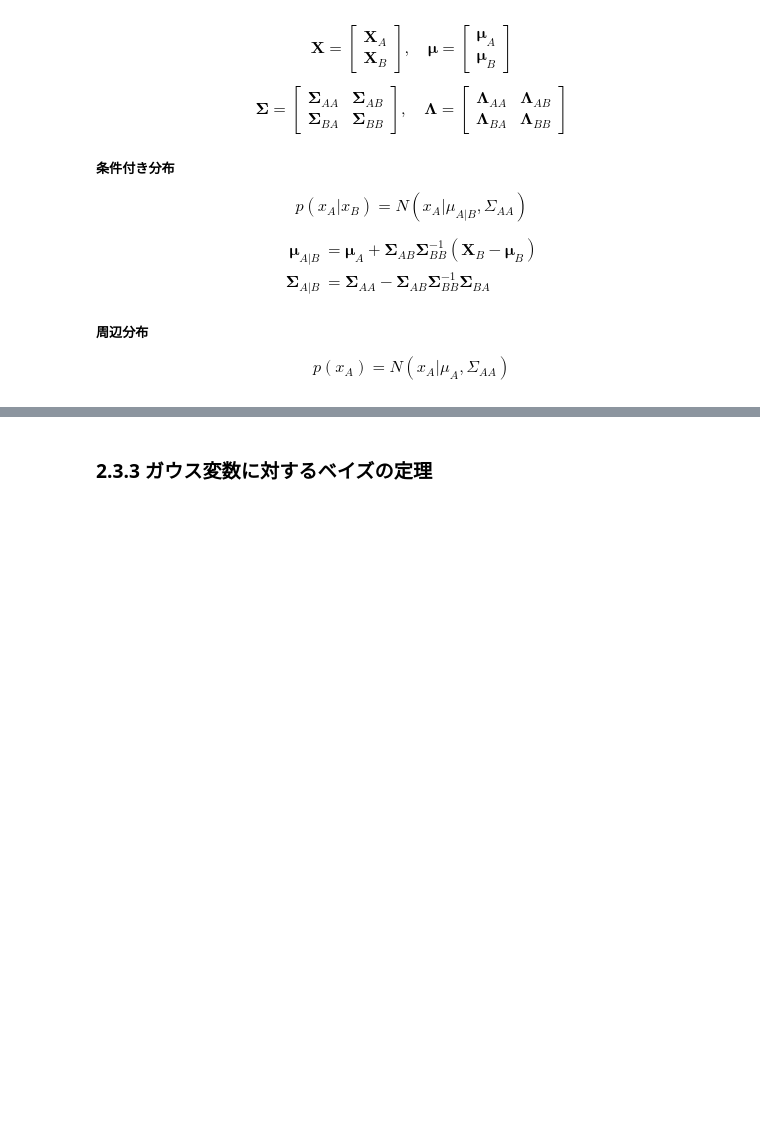
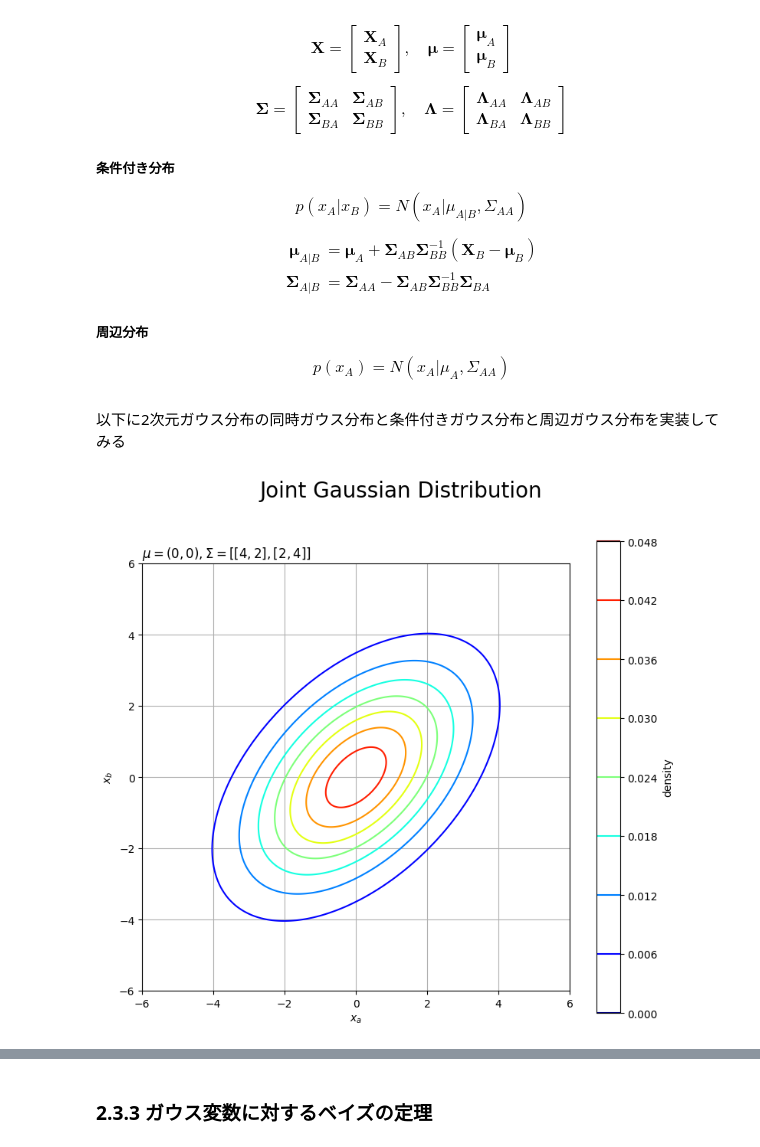
Before and after one commit to arata234/PRML, a Jupyter notebook: cp2_probability_distribution.ipynb, the cells around one changed output, grey strips where cells are left out. Drawn from its saved outputs; the diff is of its cells as text; code cells hidden in the pictures; blank space fills up the shorter version.

```diff
--- a/cp2_probability_distribution.ipynb
+++ b/cp2_probability_distribution.ipynb
@@ -724,3 +654,5 @@ $$
 $$
 p(x_A) = N(x_A|\mu_{A}, \Sigma_{AA})
 $$
+# %% [markdown]
+以下に2次元ガウス分布の同時ガウス分布と条件付きガウス分布と周辺ガウス分布を実装してみる
@@ -726,0 +664,43 @@ $$
+# %%
+# インデックスの指定
+A, B = 0, 1
+
+# 二次元ガウス分布のパラメータの指定
+mean_d = np.array([0, 0])
+cov_d = np.array([[4, 2], [2, 4]])
+cov_d_inv = np.linalg.inv(cov_d)
+# %%
+# 作図用の二つの軸を設定
+x_A = np.linspace(
+    mean_d[A] - 3 * np.sqrt(cov_d[A, A]),
+    mean_d[A] + 3 * np.sqrt(cov_d[A, A]),
+    500
+)
+
+x_B = np.linspace(
+    mean_d[B] - 3 * np.sqrt(cov_d[B, B]),
+    mean_d[B] + 3 * np.sqrt(cov_d[B, B]),
+    500
+)
+
+X_A, X_B = np.meshgrid(x_A, x_B)
+X_points = np.stack([X_A.flatten(), X_B.flatten()], axis=1)
+X_dim = X_A.shape
+# %%
+joint_dens = multivariate_normal.pdf(
+    x=X_points, mean=mean_d, cov=cov_d
+)
+# %%
+plt.figure(figsize=(9, 8))
+plt.contour(X_A, X_B, joint_dens.reshape(X_dim), cmap='jet') # 同時分布:(等高線図)
+plt.xlabel('$x_a$')
+plt.ylabel('$x_b$')
+plt.suptitle('Joint Gaussian Distribution', fontsize=20)
+plt.title('$\mu=(' + ', '.join([str(mu) for mu in mean_d]) + ')' +
+          ', \Sigma=' + str([list(sgm_d) for sgm_d in np.round(cov_d, 1)]) + '$', loc='left')
+plt.grid()
+plt.colorbar(label='density')
+plt.gca().set_aspect('equal')
+plt.show()
+# %% [output]
+[figure, added]
```
Also changed, not shown: parts of 12 cells of this notebook, 2 other files.
